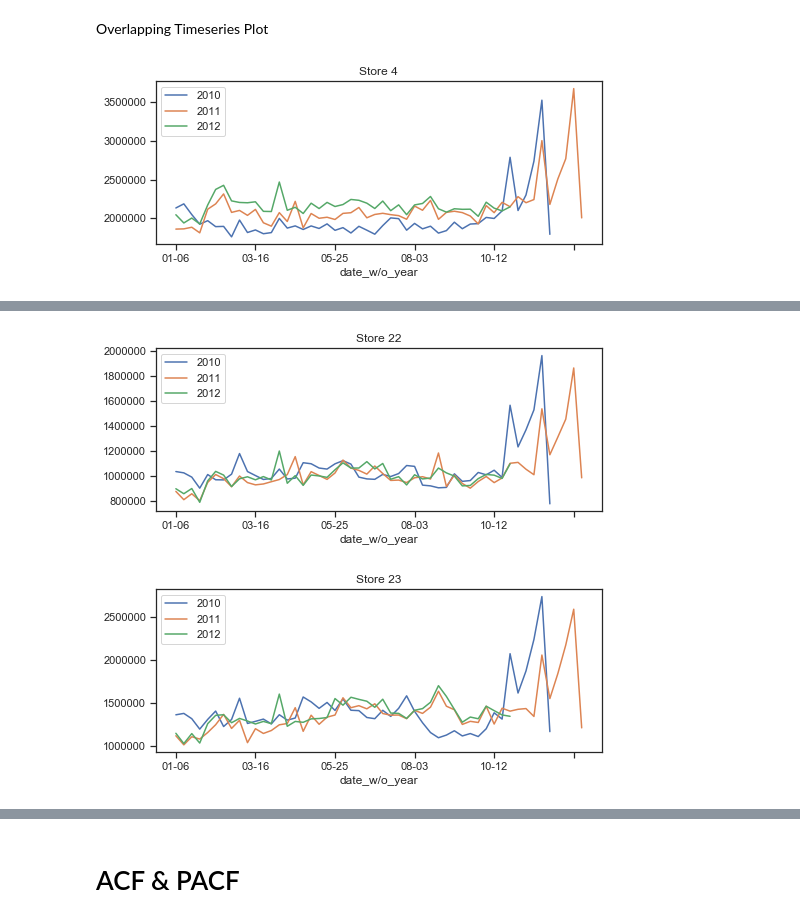
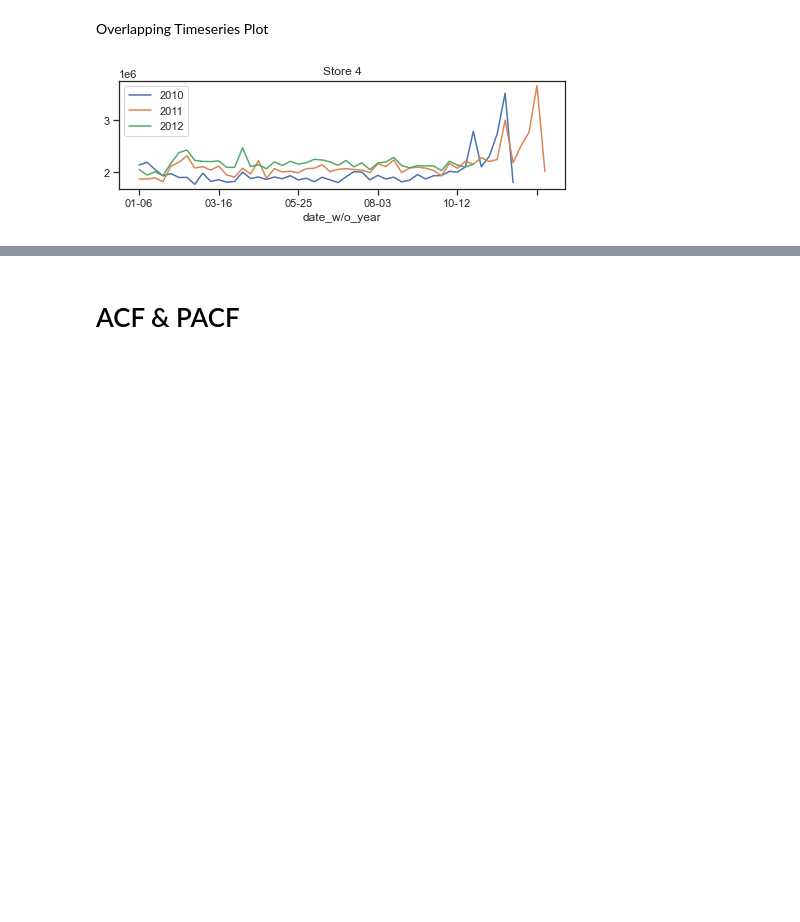
Before and after one commit to dominicdoerig/predicting-sales-data, a Jupyter notebook: warm_up/01_data_exploration.ipynb, the cells around one changed output, grey strips where cells are left out. Cells and saved outputs as stored; diff of their text form; code cells hidden in the pictures; blank space fills up the shorter version.

```diff
--- a/warm_up/01_data_exploration.ipynb
+++ b/warm_up/01_data_exploration.ipynb
@@ -334,5 +339,5 @@ Plot time series
 
 for si, di in store_i_dept_i:
     df_si_di = df_merged.loc[df_merged['Store'] == si].loc[df_merged['Dept'] == di][['Store','Dept','Date', 'Weekly_Sales']]
-    df_si_di.plot(x='Date', y='Weekly_Sales', style='-', figsize=(15,3), title=f'Store {si}, Dept {di}')
+    df_si_di.plot(x='Date', y='Weekly_Sales', style='-', figsize=(12,2), title=f'Store {si}, Dept {di}')
 # %% [output]
@@ -349,7 +352,7 @@ for si, di in store_i_dept_i:
     df_si_di['year'] = pd.DatetimeIndex(df_si_di['Date']).year
     df_si_di['date_w/o_year'] = pd.DatetimeIndex(df_si_di['Date']).strftime('%m-%d')
 
-    fig, ax = plt.subplots(figsize=(8,3))
+    fig, ax = plt.subplots(figsize=(8,2))
     df_si_di.groupby('year').plot(x='date_w/o_year', y='Weekly_Sales', ax=ax, legend=False)
     ax.legend(df_si_di['year'].unique().tolist())
     ax.set_title(f'Store {si}, Dept {di}')
@@ -368,7 +365,7 @@ Thus, let's plot time series on store level.
 # %% [markdown]
 Sample n random Stores
 # %%
-store_i  = df_merged['Store'].drop_duplicates().sample(n=5, random_state=1).values.tolist()
+store_i  = df_merged['Store'].drop_duplicates().sample(n=3, random_state=1).values.tolist()
 # %% [markdown]
 Data Aggregation
 # %%
@@ -380,5 +377,5 @@ Plot time series
 # %%
 for s in store_i:
     df_s = df.loc[df['Store'] == s]
-    df_s.plot(x='Date', y='Weekly_Sales', style='-', figsize=(15,3), title=f'Store {s}')
+    df_s.plot(x='Date', y='Weekly_Sales', style='-', figsize=(12,2), title=f'Store {s}')
 # %% [output]
@@ -392,13 +387,13 @@ Overlapping Timeseries Plot
 # %%
 df['year'] = pd.DatetimeIndex(df['Date']).year
 df['date_w/o_year'] = pd.DatetimeIndex(df['Date']).strftime('%m-%d')
 
 for s in store_i:
     df_s = df.loc[df['Store'] == s]
 
-    fig, ax = plt.subplots(figsize=(8,3))
+    fig, ax = plt.subplots(figsize=(8,2))
     df_s.groupby('year').plot(x='date_w/o_year', y='Weekly_Sales', ax=ax, legend=False)
     ax.legend(df_s['year'].unique().tolist())
     ax.set_title(f'Store {s}')
 # %% [output]
-[figure, old version]
+[figure, new version]
@@ -407,2 +401,0 @@ for s in store_i:
-[figure, removed]
-[figure, removed]
```
Also changed, not shown: parts of 19 cells of this notebook.
